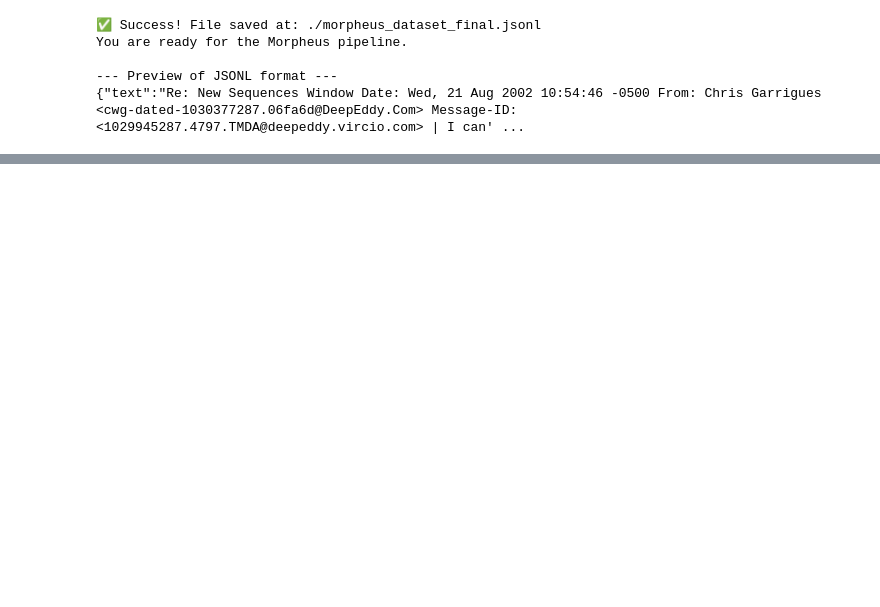
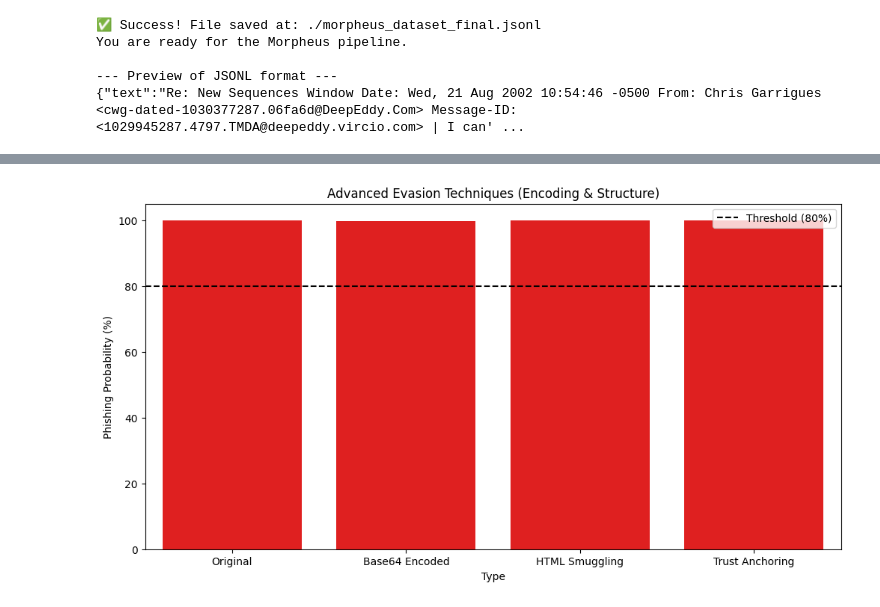
Before and after one commit to ItsBarMor/AI-Driven-Cybersecurity, a Jupyter notebook: notebook.ipynb, the cells around one changed output, grey strips where cells are left out. Drawn from its saved outputs; the diff is of its cells as text; code cells hidden in the pictures; blank space fills up the shorter version.

```diff
--- a/notebook.ipynb
+++ b/notebook.ipynb
@@ -391,0 +631,86 @@ Our adversarial analysis demonstrated that the model is vulnerable to Context In
+# %%
+# --- 1. Load Model & Set Device ---
+MODEL_PATH = "./phishing_model"
+print(f"🔄 Loading model from {MODEL_PATH}...")
+tokenizer = DistilBertTokenizerFast.from_pretrained(MODEL_PATH)
+model = DistilBertForSequenceClassification.from_pretrained(MODEL_PATH)
+
+# Fix: Auto-detect device and move model
+device = torch.device('cuda') if torch.cuda.is_available() else torch.device('cpu')
+model.to(device)
+print(f"⚙️ Running on device: {device}")
+
+# --- 2. Define Function (With Device Fix) ---
+def get_spam_probability(text):
+    # Tokenize
+    inputs = tokenizer(text, return_tensors="pt", truncation=True, padding=True, max_length=128)
+
+    # Fix: Move input tensors to the same device as the model
+    inputs = {key: val.to(device) for key, val in inputs.items()}
+
+    with torch.no_grad():
+        logits = model(**inputs).logits
+
+    return F.softmax(logits, dim=1)[0][1].item() * 100
+
+# --- 3. Get a Target Email (High Confidence Spam) ---
+# We grab a known spam email to test against
+df = pd.read_json('morpheus_dataset_final.jsonl', lines=True)
+# Find a strong spam example quickly
+spam_sample = df[df['label'] == 1].head(50).copy()
+spam_sample['score'] = spam_sample['text'].apply(get_spam_probability)
+victim_text = spam_sample[spam_sample['score'] > 90].iloc[0]['text']
+
+print(f"\n🎯 Target Selected: '{victim_text[:50]}...'")
+
+# --- 4. Attack the Target (NUCLEAR MODE) ---
+print("\n⚡ Attacking with Encoding & Smuggling...")
+
+# Attack 1: Base64 Encoding
+encoded_bytes = base64.b64encode(victim_text.encode("utf-8"))
+base64_text = encoded_bytes.decode("utf-8")
+
+# Attack 2: HTML Smuggling (Corrected)
+# We inject comments that break the tokens but are invisible to browsers
+html_smuggling = victim_text.replace("i", "i").replace("a", "a").replace("e", "e")
+
+# Attack 3: Trust Anchor
+trust_anchor = victim_text + "\n\nCheck our references:\nhttps://www.google.com\nhttps://www.linkedin.com\nhttps://www.microsoft.com"
+
+attacks = [
+    {"Type": "Original", "Text": victim_text},
+    {"Type": "Base64 Encoded", "Text": base64_text},
+    {"Type": "HTML Smuggling", "Text": html_smuggling},
+    {"Type": "Trust Anchoring", "Text": trust_anchor}
+]
+
+results = []
+for attack in attacks:
+    score = get_spam_probability(attack["Text"])
+    results.append({"Type": attack["Type"], "Score": score})
+
+# --- 5. Visualize ---
+results_df = pd.DataFrame(results)
+
+# Strict Threshold
+THRESHOLD = 80
+
+plt.figure(figsize=(12, 6))
+colors = ['red' if x > THRESHOLD else 'green' for x in results_df['Score']]
+
+sns.barplot(x='Type', y='Score', data=results_df, palette=colors)
+plt.axhline(THRESHOLD, color='black', linestyle='--', label=f'Threshold ({THRESHOLD}%)')
+plt.title(f'Advanced Evasion Techniques (Encoding & Structure)')
+plt.ylabel('Phishing Probability (%)')
+plt.ylim(0, 105)
+plt.legend()
+plt.show()
+
+# Print Table
+print("\n📋 Advanced Evasion Results:")
+print(f"{'Attack Type':<25} | {'Score':<10} | {'Status'}")
+print("-" * 50)
+for index, row in results_df.iterrows():
+    status = "BLOCKED 🛡️" if row['Score'] > THRESHOLD else "BYPASSED 🔓"
+    print(f"{row['Type']:<25} | {row['Score']:.2f}%     | {status}")
+# %% [output]
@@ -391,0 +726 @@ Our adversarial analysis demonstrated that the model is vulnerable to Context In
+[figure, added]
```
Also changed, not shown: parts of 24 cells of this notebook, 4 other files.
